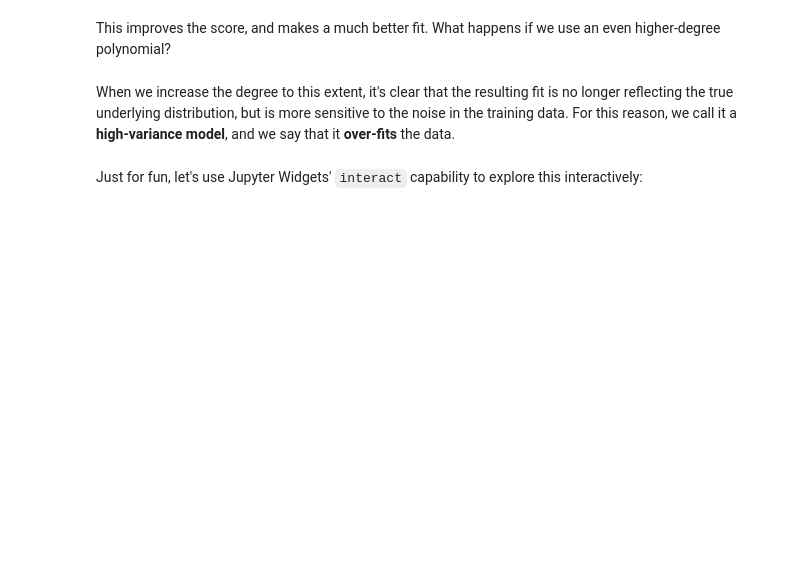
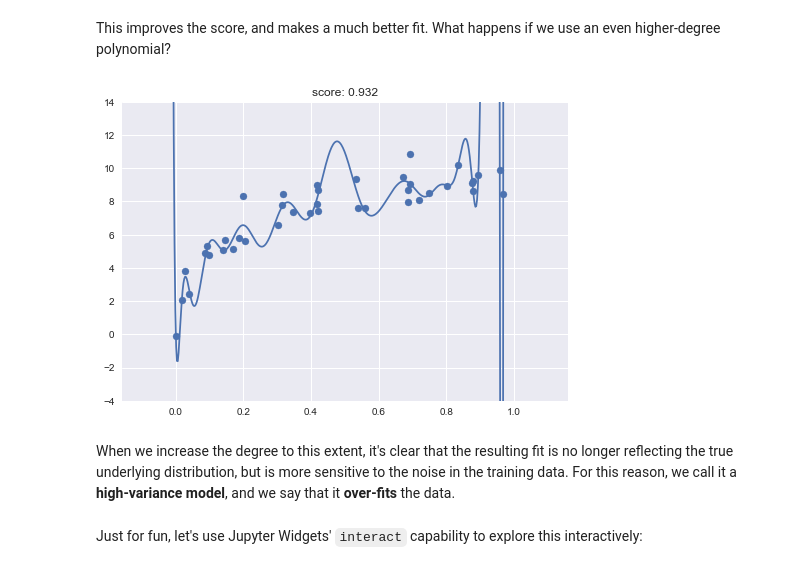
Before and after one commit to prasys/sklearn_tutorial, a Jupyter notebook: notebooks/05-Validation.ipynb, the cells around one changed output. Cells and saved outputs as stored; diff of their text form; code cells hidden in the pictures; blank space fills up the shorter version.

```diff
--- a/notebooks/05-Validation.ipynb
+++ b/notebooks/05-Validation.ipynb
@@ -216,12 +223,14 @@ This improves the score, and makes a much better fit.  What happens if we use an
 # %%
 model = PolynomialRegression(30)
 model.fit(X, y)
-y_test = model.predict(X_test)
+y2 = model.predict(X2)
 
 plt.scatter(X, y)
-plt.plot(X_test, y_test)
+plt.plot(X2, y2)
 plt.title(f"score: {model.score(X, y):.3}")
 plt.ylim(-4, 14);
+# %% [output]
+[figure, added]
 # %% [markdown]
 When we increase the degree to this extent, it's clear that the resulting fit is no longer reflecting the true underlying distribution, but is more sensitive to the noise in the training data. For this reason, we call it a **high-variance model**, and we say that it **over-fits** the data.
 # %% [markdown]
```
Also changed, not shown: parts of 11 cells of this notebook.
